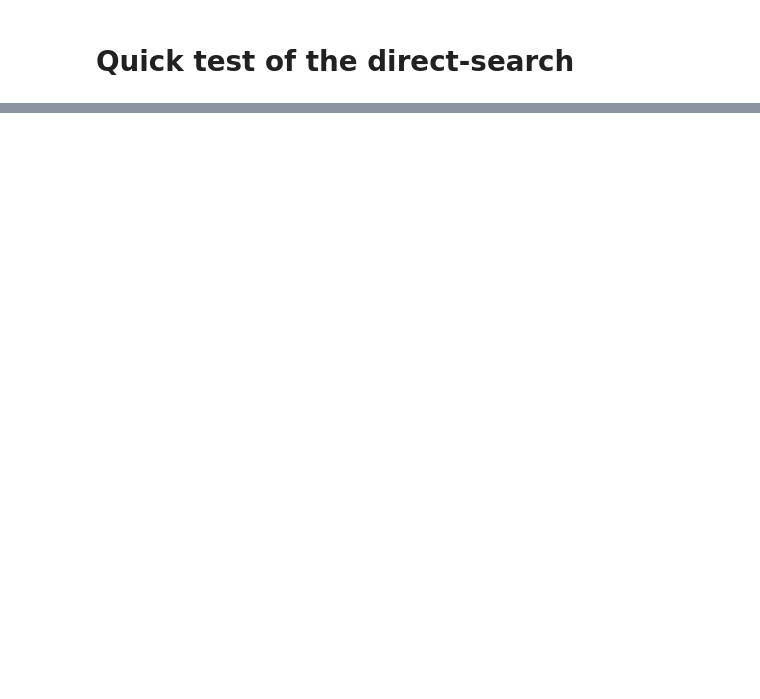
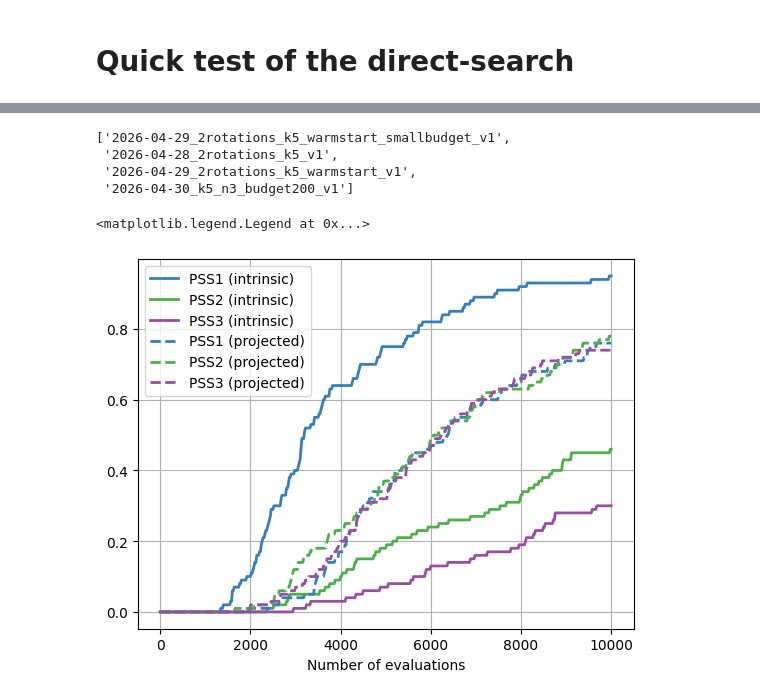
Before and after one commit to bastiencavarretta/intrinsic-vs-projected-directsearch, a Jupyter notebook: synchronization_rotations/render_results.ipynb, the cells around one changed output, grey strips where cells are left out. Cells and saved outputs as stored; diff of their text form; code cells hidden in the pictures; blank space fills up the shorter version.

Commit message:
dataprofiles of rotation synchronization : working and effective

```diff
--- a/synchronization_rotations/render_results.ipynb
+++ b/synchronization_rotations/render_results.ipynb
@@ -213,0 +180,76 @@ experiments/2026-04-17_matrixsizek2_v1/results
+# %%
+from unittest import result
+
+from ProblemSynchRotations import ProblemSynchRotations
+from directsearch import directsearch
+from dataprofile import dataprofile
+import itertools
+import numpy as np
+import matplotlib.pyplot as plt
+import matplotlib as mpl
+
+import os
+import pickle
+import pandas as pd
+
+os.getcwd()
+os.listdir("experiments")
+# %% [output]
+['2026-04-29_2rotations_k5_warmstart_smallbudget_v1',
+ '2026-04-28_2rotations_k5_v1',
+ '2026-04-29_2rotations_k5_warmstart_v1',
+ '2026-04-30_k5_n3_budget200_v1']
+# %%
+path_frame = os.path.join("experiments",'2026-04-29_2rotations_k5_warmstart_v1', "results")
+last_path = sorted([f for f in os.listdir(path_frame) if f.endswith('.pkl')])[-1]
+path_frame = os.path.join(path_frame, last_path)
+# %%
+
+with open(path_frame, "rb") as f:
+    df = pickle.load(f)
+
+df = df.drop(["idpb", "alpha_0", "gamma", "Gamma", "alpha_max", "idalgo"], axis=1)
+
+# TODO: compute riemannian and euclidean duration
+
+dp,scalingdim,df_aug = dataprofile(df, tau=0.05, euclideansimplex=0, lbdfoeuclideansimplex=0)
+
+
+
+# plot formatting
+cmapproj = mpl.colormaps["Set1"].colors[1:4]
+cmapnoproj = mpl.colormaps["Set1"].colors[1:4]
+cmap = [cmapnoproj, cmapproj]
+linestyles = ["-", "--"]
+linewidths = [2, 1]
+variants = ["intrinsic", "projected"]
+
+
+# plotting dps
+for projection, rotation, psstype in itertools.product([0, 1], [0], [1, 2, 3]):
+    thedp = dp[
+        (dp["projection"] == projection)
+        & (dp["rotation"] == rotation)
+        & (dp["psstype"] == psstype)
+    ]
+    # display(thedp)
+    vx = thedp["alpha"].values*scalingdim
+    vf = thedp["ratio_solved"].values
+    # if psstype == 1 and projection == 1:
+    #     print(vf)
+    plt.plot(
+    vx,vf,
+    color=cmap[projection][psstype - 1],
+    linestyle=linestyles[projection],
+    linewidth=linewidths[rotation],
+    label=f"PSS{psstype} ({variants[projection]})",
+    )
+
+plt.grid()
+# plt.title(f"d={d} - budget={simplexbudget}")
+# plt.xlim(0,5)
+plt.xlabel("Number of evaluations")
+plt.legend()
+# %% [output]
+<matplotlib.legend.Legend at 0x...>
+[figure, added]
```
Also changed, not shown: parts of 8 cells of this notebook, 5 other files.
